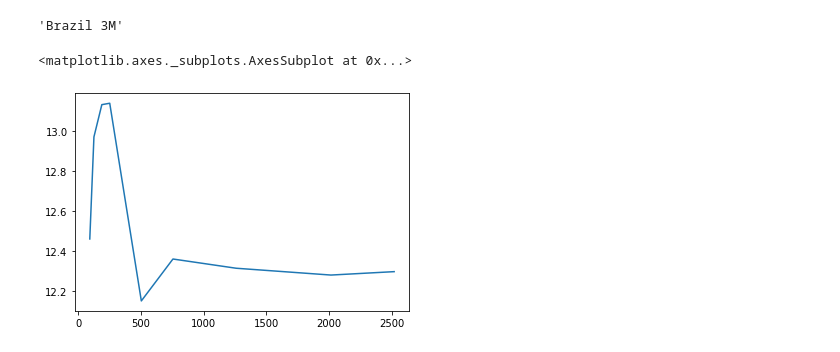
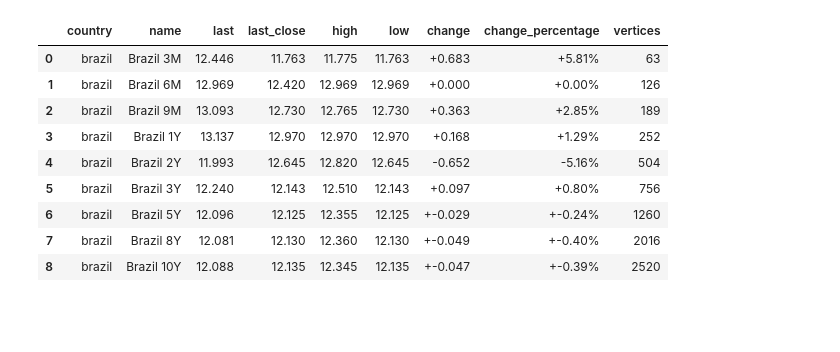
Before and after one commit to Edu-Moreira/Estudos-de-Python, a Jupyter notebook: Curva_de_Juros.ipynb, the cells around one changed output. Saved outputs shown, nothing was run; the diff lists cells and outputs as text; code cells hidden in the pictures; blank space fills up the shorter version.

```diff
--- a/Curva_de_Juros.ipynb
+++ b/Curva_de_Juros.ipynb
@@ -74,10 +42,0 @@ juros
-# %%
-teste  = list(juros['name'])
-teste[0]
-# %% [output]
-'Brazil 3M'
-# %%
-juros['last'].plot()
-# %% [output]
-<matplotlib.axes._subplots.AxesSubplot at 0x...>
-[figure, removed]
@@ -83,0 +68,17 @@ juros['last'].plot()
+# %%
+juros['vertices']  = vertices_dias
+
+juros = juros.sort_values('vertices')
+
+juros
+# %% [output]
+|  | country | name | last | last_close | high | low | change | change_percentage | vertices |
+| 0 | brazil | Brazil 3M | 12.446 | 11.763 | 11.775 | 11.763 | +0.683 | +5.81% | 63 |
+| 1 | brazil | Brazil 6M | 12.969 | 12.420 | 12.969 | 12.969 | +0.000 | +0.00% | 126 |
+| 2 | brazil | Brazil 9M | 13.093 | 12.730 | 12.765 | 12.730 | +0.363 | +2.85% | 189 |
+| 3 | brazil | Brazil 1Y | 13.137 | 12.970 | 12.970 | 12.970 | +0.168 | +1.29% | 252 |
+| 4 | brazil | Brazil 2Y | 11.993 | 12.645 | 12.820 | 12.645 | -0.652 | -5.16% | 504 |
+| 5 | brazil | Brazil 3Y | 12.240 | 12.143 | 12.510 | 12.143 | +0.097 | +0.80% | 756 |
+| 6 | brazil | Brazil 5Y | 12.096 | 12.125 | 12.355 | 12.125 | +-0.029 | +-0.24% | 1260 |
+| 7 | brazil | Brazil 8Y | 12.081 | 12.130 | 12.360 | 12.130 | +-0.049 | +-0.40% | 2016 |
+| 8 | brazil | Brazil 10Y | 12.088 | 12.135 | 12.345 | 12.135 | +-0.047 | +-0.39% | 2520 |
```
Also changed, not shown: parts of 9 cells of this notebook.
